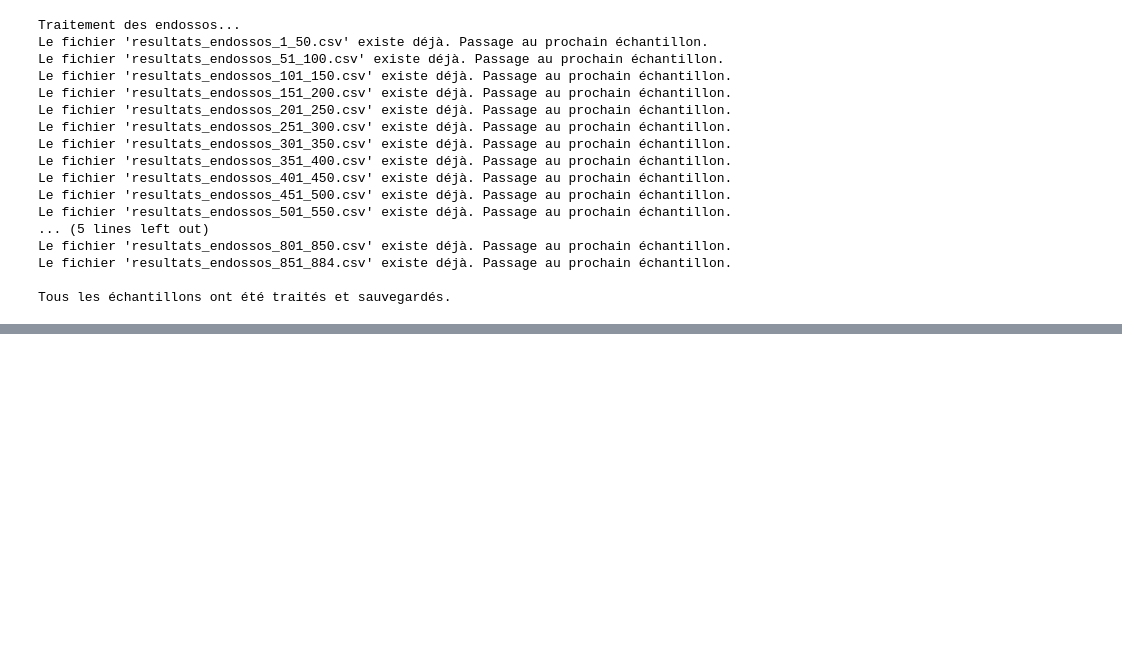
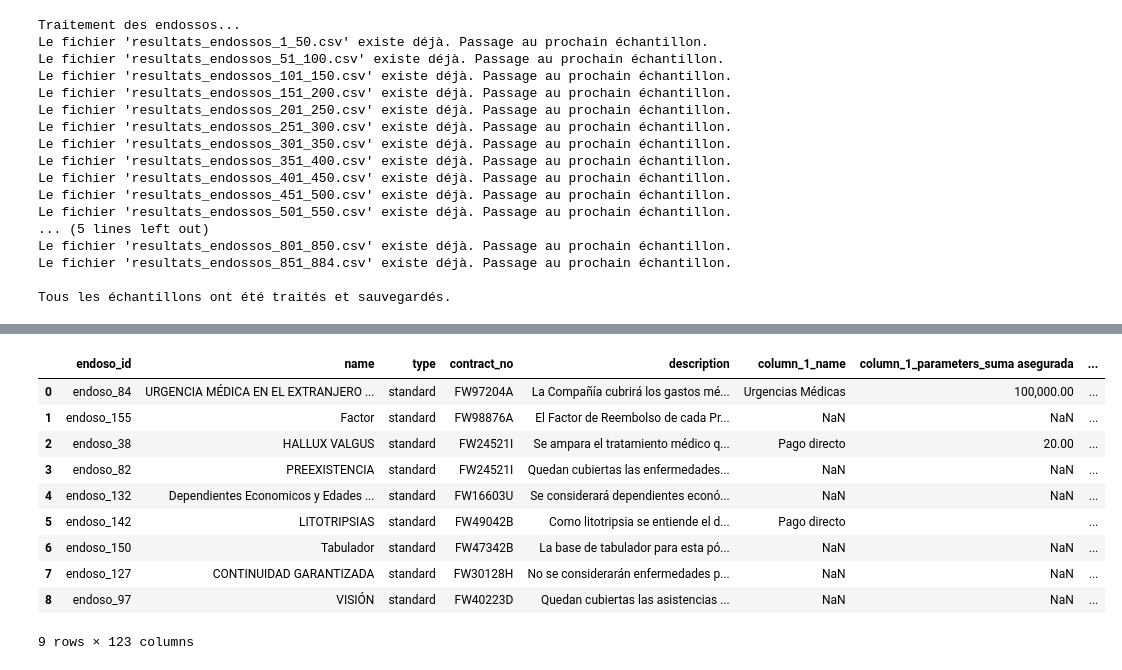
Before and after one commit to Ygaid/fuckin_mexico, a Jupyter notebook: 00 - Extract.ipynb, the cells around one changed output, grey strips where cells are left out. Drawn from its saved outputs; the diff is of its cells as text; code cells hidden in the pictures; blank space fills up the shorter version.

```diff
--- a/00 - Extract.ipynb
+++ b/00 - Extract.ipynb
@@ -1043,0 +1063,12 @@ Fichier Excel créé avec succès.
+# %%
+for i in range(len(unique_endosos)):
+    json_str = unique_endosos['extracted_parameters'].iloc[i].strip().replace("'", '"')
+    json_str = json_str.replace('"column_parameters": "",', '"column_parameters": [],')
+    json_str = json_str.replace('"legal": "",', '"legal": {},')
+    json_str = json_str.replace("'", '"').replace('True', 'true').replace('False', 'false')
+    try:
+        json_file = json.loads(json_str)
+    except:
+        print(i)
+        print('---'*50)
+        # print(json_str)
@@ -1043,0 +1160,14 @@ Fichier Excel créé avec succès.
+# %%
+df
+# %% [output]
+|  | endoso_id | name | type | contract_no | description | column_1_name | column_1_parameters_suma asegurada | ... |
+| 0 | endoso_84 | URGENCIA MÉDICA EN EL EXTRANJERO ... | standard | FW97204A | La Compañía cubrirá los gastos mé... | Urgencias Médicas | 100,000.00 | ... |
+| 1 | endoso_155 | Factor | standard | FW98876A | El Factor de Reembolso de cada Pr... | NaN | NaN | ... |
+| 2 | endoso_38 | HALLUX VALGUS | standard | FW24521I | Se ampara el tratamiento médico q... | Pago directo | 20.00 | ... |
+| 3 | endoso_82 | PREEXISTENCIA | standard | FW24521I | Quedan cubiertas las enfermedades... | NaN | NaN | ... |
+| 4 | endoso_132 | Dependientes Economicos y Edades ... | standard | FW16603U | Se considerará dependientes econó... | NaN | NaN | ... |
+| 5 | endoso_142 | LITOTRIPSIAS | standard | FW49042B | Como litotripsia se entiende el d... | Pago directo |  | ... |
+| 6 | endoso_150 | Tabulador | standard | FW47342B | La base de tabulador para esta pó... | NaN | NaN | ... |
+| 7 | endoso_127 | CONTINUIDAD GARANTIZADA | standard | FW30128H | No se considerarán enfermedades p... | NaN | NaN | ... |
+| 8 | endoso_97 | VISIÓN | standard | FW40223D | Quedan cubiertas las asistencias ... | NaN | NaN | ... |
+9 rows × 123 columns
```
Also changed, not shown: parts of 17 cells of this notebook.
